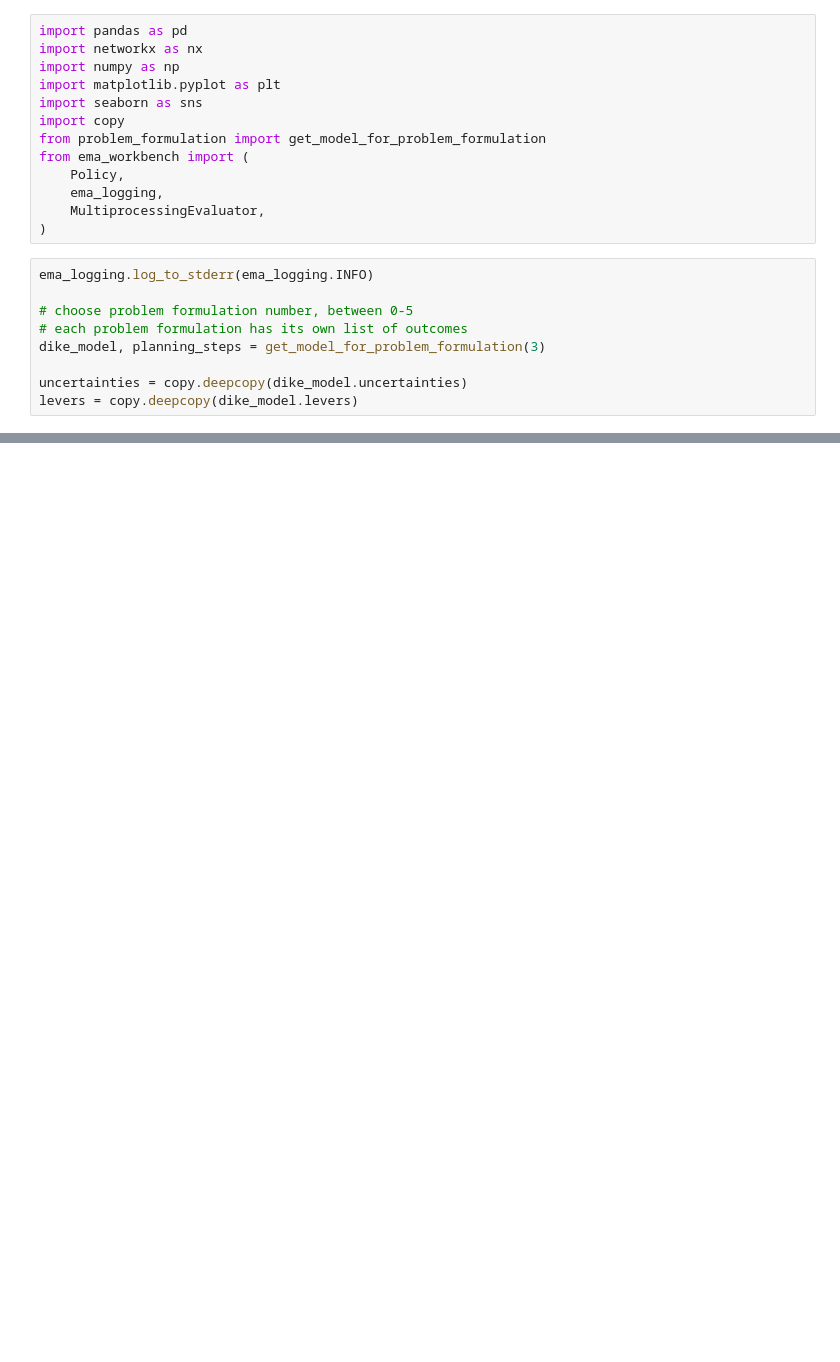
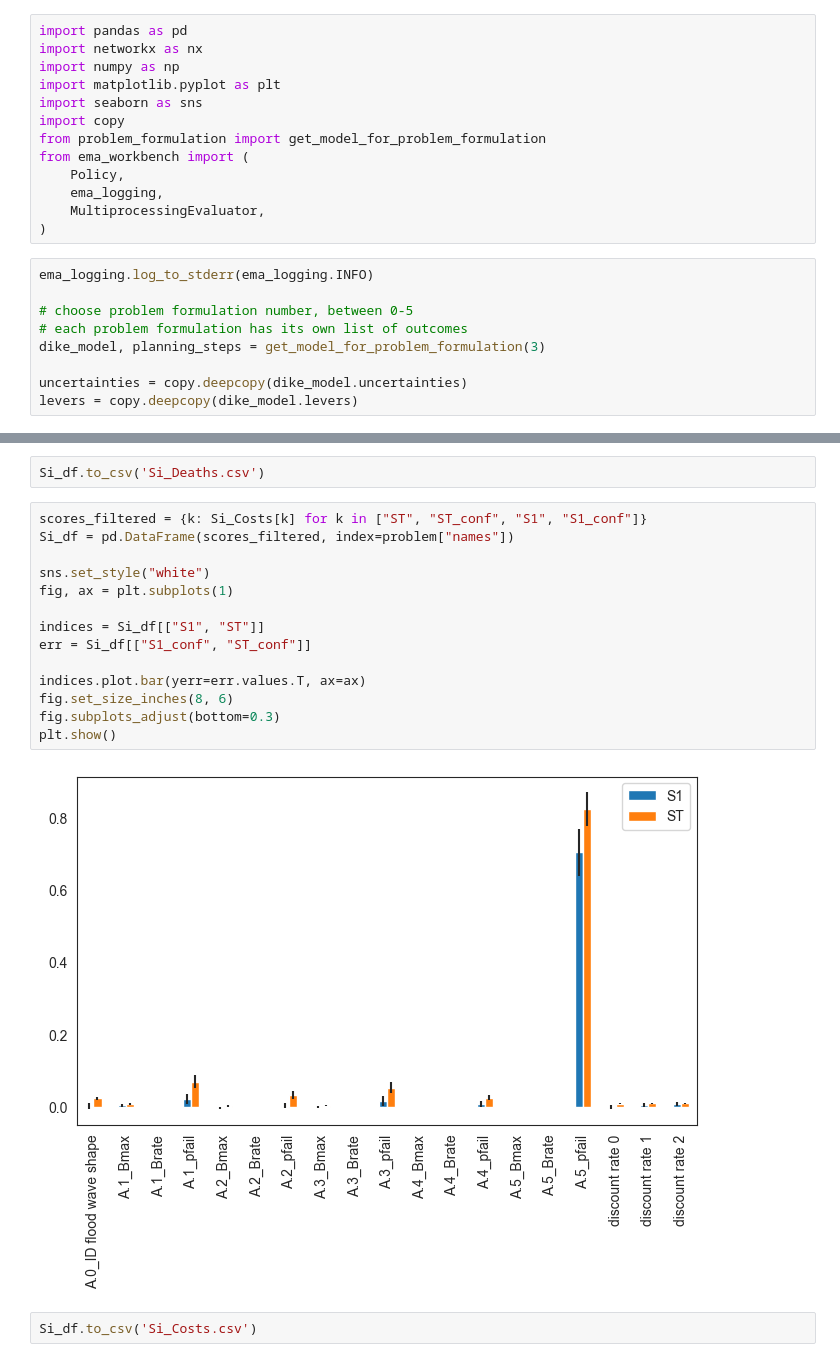
Before and after one commit to TanguiLG/Group13MBDM, a Jupyter notebook: Class Content/final assignment/Sensitivity Analysis.ipynb, the cells around one changed output, grey strips where cells are left out. Saved outputs shown, nothing was run; the diff lists cells and outputs as text; blank space fills up the shorter version.

```diff
--- a/Class Content/final assignment/Sensitivity Analysis.ipynb
+++ b/Class Content/final assignment/Sensitivity Analysis.ipynb
@@ -130,0 +137,20 @@ plt.show()
+# %%
+Si_df.to_csv('Si_Deaths.csv')
+# %%
+scores_filtered = {k: Si_Costs[k] for k in ["ST", "ST_conf", "S1", "S1_conf"]}
+Si_df = pd.DataFrame(scores_filtered, index=problem["names"])
+
+sns.set_style("white")
+fig, ax = plt.subplots(1)
+
+indices = Si_df[["S1", "ST"]]
+err = Si_df[["S1_conf", "ST_conf"]]
+
+indices.plot.bar(yerr=err.values.T, ax=ax)
+fig.set_size_inches(8, 6)
+fig.subplots_adjust(bottom=0.3)
+plt.show()
+# %% [output]
+[figure, added]
+# %%
+Si_df.to_csv('Si_Costs.csv')
```
Also changed, not shown: parts of 2 cells of this notebook, 22 other files.
